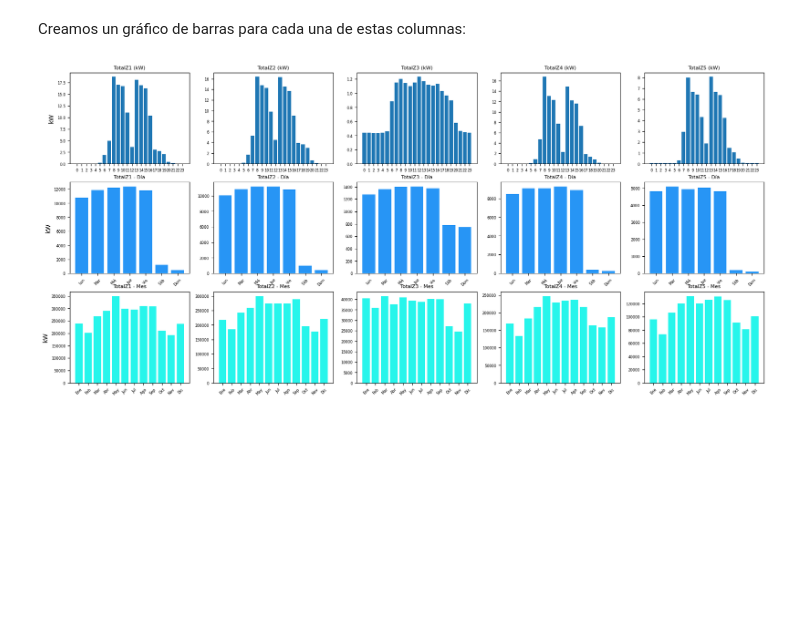
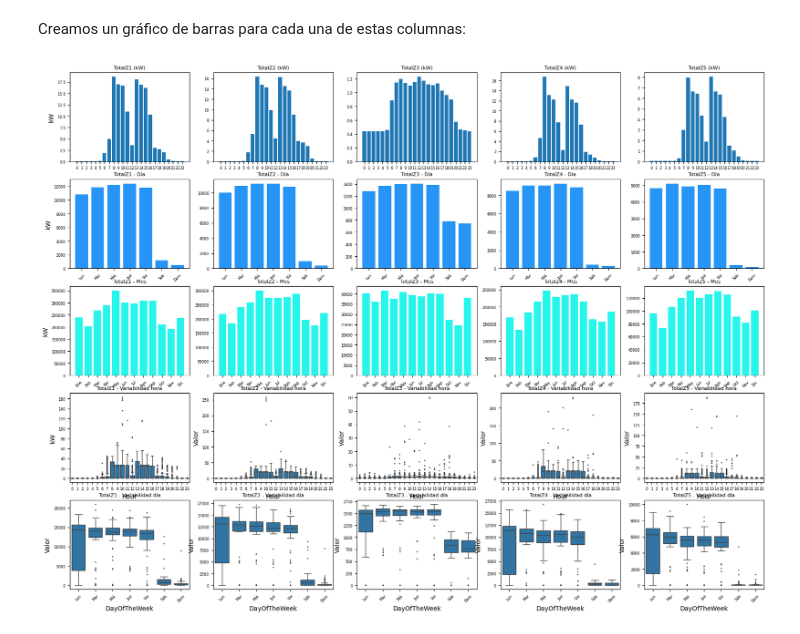
Before and after one commit to SalvatoreMolina/ConsumoChamchury, a Jupyter notebook: NotebookConsumoChomchuri.ipynb, the cells around one changed output. Cells and saved outputs as stored; diff of their text form; code cells hidden in the pictures; blank space fills up the shorter version.

```diff
--- a/NotebookConsumoChomchuri.ipynb
+++ b/NotebookConsumoChomchuri.ipynb
@@ -159,7 +159,7 @@ meses = ["Ene", "Feb", "Mar", "Abr", "May", "Jun", "Jul", "Ago", "Sep", "Oct", "
 n_cols = 5
 n_rows = 1
 
-total_rows = n_rows * 3
+total_rows = n_rows * 5
 
 fig, axes = plt.subplots(total_rows, n_cols, figsize=(20, 3 * total_rows))
 axes = axes.reshape(total_rows, n_cols)
@@ -186,31 +186,68 @@ for i,col in enumerate(selected_cols):
     daily_sum = df.groupby('DateOnly')[col].sum() # Primero tenemos que agrupar por suma el dia completo (los datos vienen de hora en hora)
     daily_sum = daily_sum.to_frame()
     daily_sum['DayOfTheWeek'] = pd.to_datetime(daily_sum.index).dayofweek
 
     weekday_mean = daily_sum.groupby('DayOfTheWeek')[col].mean()
 
     axes[1, col_pos].bar(range(7), weekday_mean.values, color='#2795F5')
     axes[1, col_pos].set_title(f"{col} - Día", fontsize=8)
     axes[1, col_pos].set_xticks(range(7))
     axes[1, col_pos].set_xticklabels(dias, rotation=45)
     axes[1, col_pos].tick_params(axis='both', labelsize=6)
     if(i == 0):
         axes[1, col_pos].set_ylabel('kW')
 
     # Promedio por mes
 
     monthly_sum = df.groupby('YearMonth')[col].sum()
 
     monthly_mean = monthly_sum.groupby(monthly_sum.index.month).mean()
 
     axes[2, col_pos].bar(range(12), monthly_mean.values, color="#27F5EB")
     axes[2, col_pos].set_title(f"{col} - Mes", fontsize=8)
     axes[2, col_pos].set_xticks(range(12))
     axes[2, col_pos].set_xticklabels(meses, rotation=45)
     axes[2, col_pos].tick_params(axis='both', labelsize=6)
     if(i == 0):
         axes[2, col_pos].set_ylabel('kW')
 
+    # Variabilidad para hora del día
+
+    tmp = df[['Hour', col]].rename(columns={col : 'Valor'})
+
+    sns.boxplot(
+        data = tmp,
+        x = 'Hour',
+        y = 'Valor',
+        ax = axes[3, col_pos],
+        fliersize = 1
+    )
+
+    axes[3, col_pos].set_title(f"{col} - Variabilidad hora", fontsize=8)
+    axes[3, col_pos].set_xticks(range(0, 24))
+    axes[3, col_pos].tick_params(axis='both', labelsize=6)
+
+    if i == 0:
+        axes[3, col_pos].set_ylabel('kW')
+
+    # Variabilidad para día de la semana
+
+    daily_sum_var = df.groupby('DateOnly')[col].sum().dropna().to_frame(name='Valor')
+    daily_sum_var['DayOfTheWeek'] = pd.to_datetime(daily_sum_var.index).dayofweek
+
+    sns.boxplot(
+        data = daily_sum_var,
+        x = 'DayOfTheWeek',
+        y = 'Valor',
+        ax = axes[4, col_pos],
+        fliersize = 1
+    )
+
+    axes[4, col_pos].set_title(f"{col} - Variabilidad día", fontsize=8)
+    axes[4, col_pos].set_xticks(range(7))
+    axes[4, col_pos].set_xticklabels(dias, rotation=45)
+    axes[4, col_pos].tick_params(axis='both', labelsize=6)
+
 plt.show()
 # %% [output]
-[figure, old version]
+[figure, new version]
```
